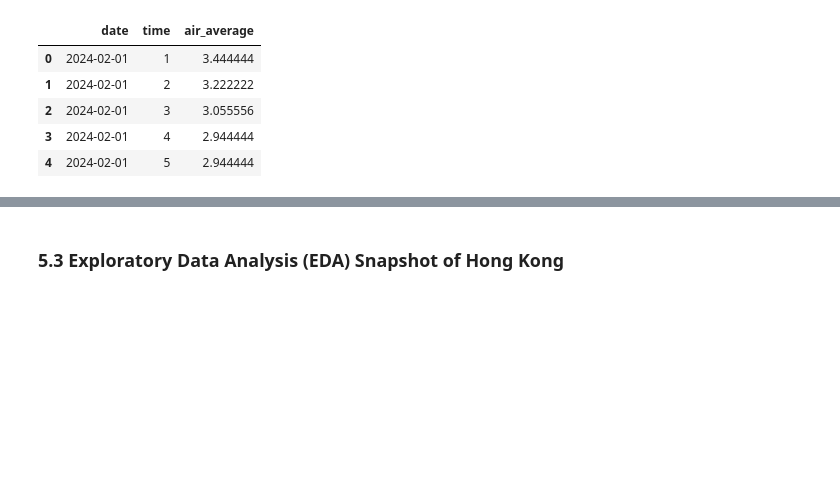
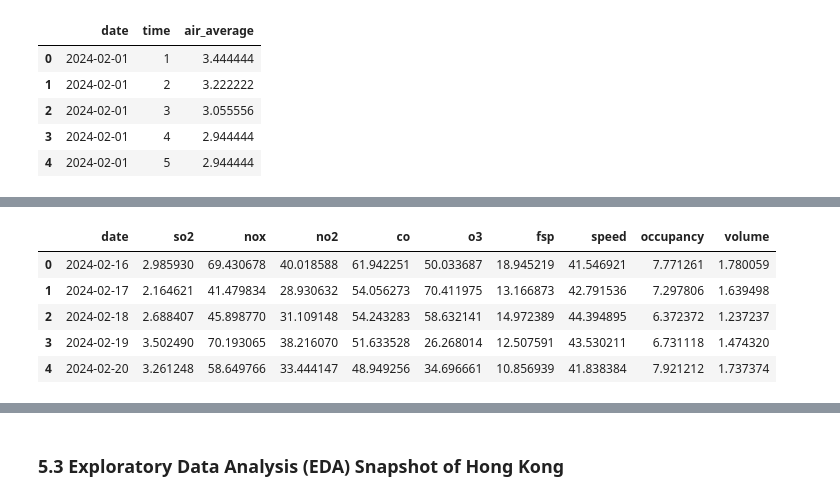
Before and after one commit to linxianying/G12_GuidedProject, a Jupyter notebook: traffic_air_sg.ipynb, the cells around one changed output, grey strips where cells are left out. Saved outputs shown, nothing was run; the diff lists cells and outputs as text; code cells hidden in the pictures; blank space fills up the shorter version.

```diff
--- a/traffic_air_sg.ipynb
+++ b/traffic_air_sg.ipynb
@@ -1527,0 +1571,6 @@ None
+# %%
+# Data Cleaning for hk_air_pollutants_df
+# Convert column names to lowercase
+hk_air_pollutants_df.columns = [x.lower() for x in hk_air_pollutants_df.columns]
+hk_air_pollutants_df['station'] = [x.lower() for x in hk_air_pollutants_df['station']]
+hk_air_pollutants_df.head()
@@ -1527,0 +1614,3 @@ None
+# %%
+hk_air_pollutants_columns = hk_air_pollutants_df.iloc[:,3:].columns
+print(hk_air_pollutants_columns)
@@ -1527,0 +1661,16 @@ None
+# %%
+hk_air_pollutants_daily_average_df = hk_air_pollutants_df.groupby('date')[hk_air_pollutants_columns].mean().reset_index()
+hk_air_pollutants_daily_average_df = hk_air_pollutants_daily_average_df[15:]
+
+hk_full_traffic_daily_average_df = hk_full_traffic_df.groupby('date')[['speed','occupancy','volume']].mean().reset_index()
+
+# merge daily average with the traffic data
+merged_pollutant_traffic_daily_average_df = pd.merge(hk_air_pollutants_daily_average_df, hk_full_traffic_daily_average_df, on='date')
+merged_pollutant_traffic_daily_average_df.head()
+# %% [output]
+|  | date | so2 | nox | no2 | co | o3 | fsp | speed | occupancy | volume |
+| 0 | 2024-02-16 | 2.985930 | 69.430678 | 40.018588 | 61.942251 | 50.033687 | 18.945219 | 41.546921 | 7.771261 | 1.780059 |
+| 1 | 2024-02-17 | 2.164621 | 41.479834 | 28.930632 | 54.056273 | 70.411975 | 13.166873 | 42.791536 | 7.297806 | 1.639498 |
+| 2 | 2024-02-18 | 2.688407 | 45.898770 | 31.109148 | 54.243283 | 58.632141 | 14.972389 | 44.394895 | 6.372372 | 1.237237 |
+| 3 | 2024-02-19 | 3.502490 | 70.193065 | 38.216070 | 51.633528 | 26.268014 | 12.507591 | 43.530211 | 6.731118 | 1.474320 |
+| 4 | 2024-02-20 | 3.261248 | 58.649766 | 33.444147 | 48.949256 | 34.696661 | 10.856939 | 41.838384 | 7.921212 | 1.737374 |
```
Also changed, not shown: parts of 39 cells of this notebook, 1 other file.
